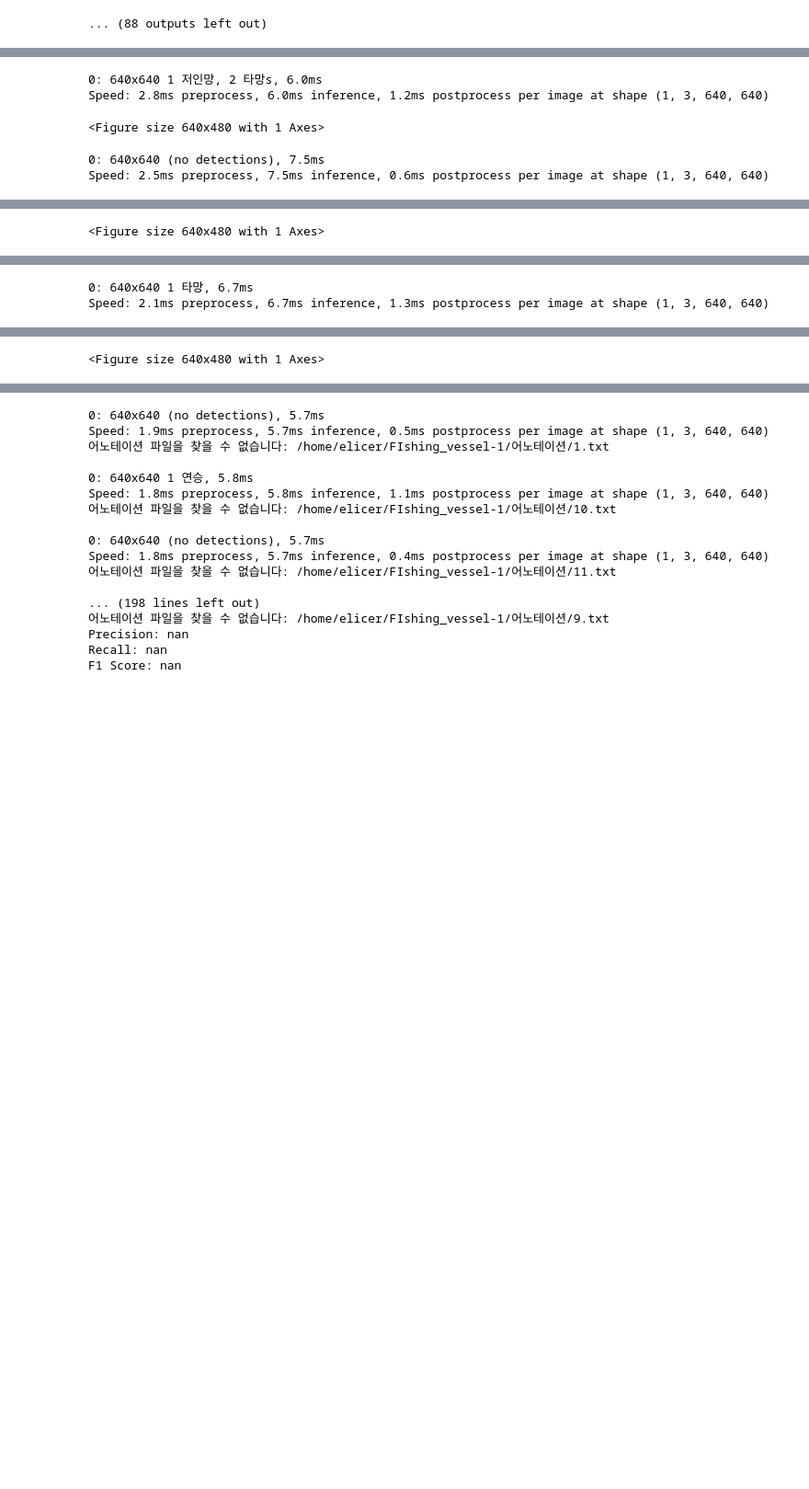
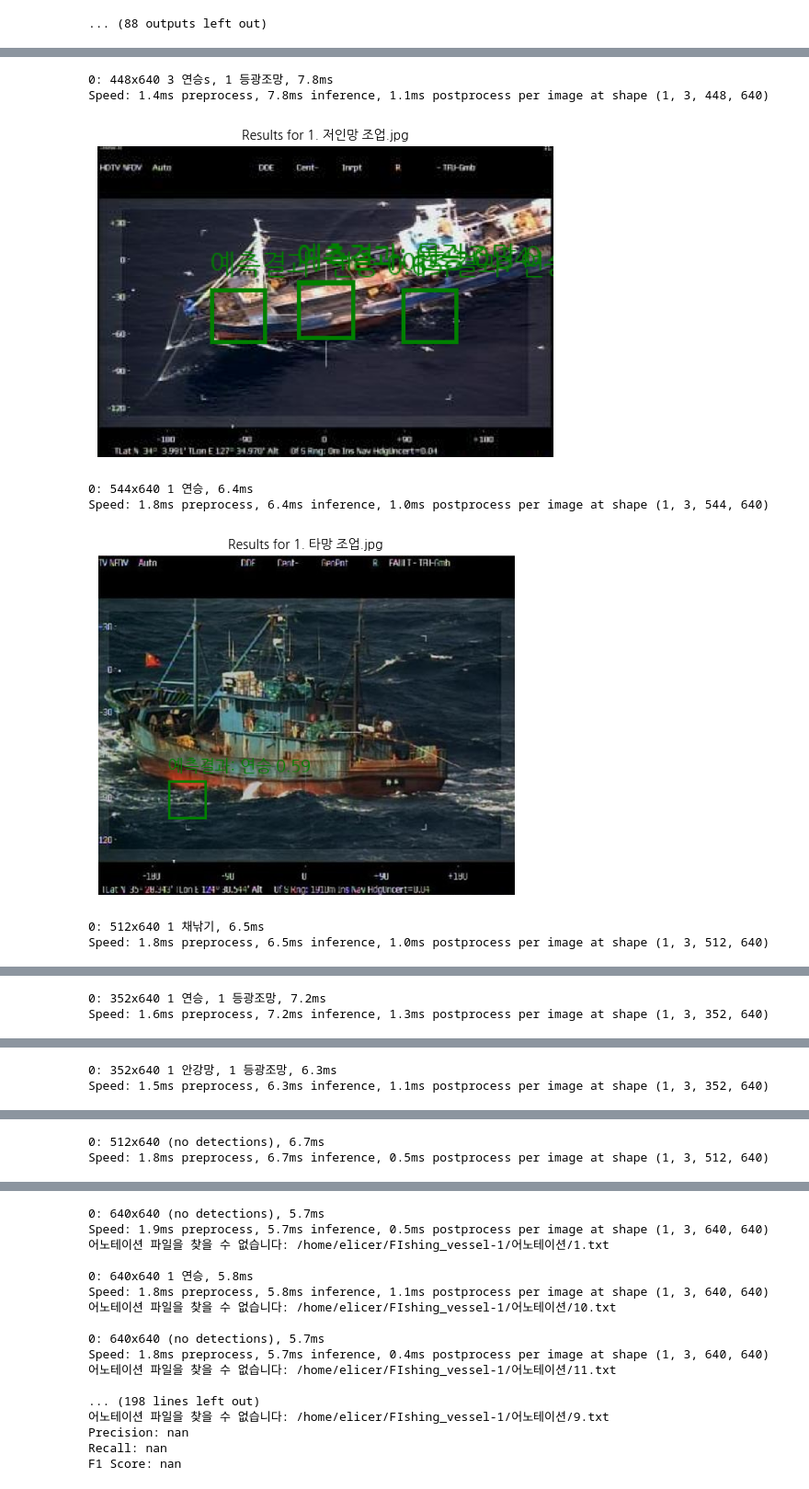
Before and after one commit to KingMinChan/FIshing_vessel, a Jupyter notebook: fishing_vessle_yolo.ipynb, the cells around one changed output, grey strips where cells are left out. Shown at 92% size. Drawn from its saved outputs; the diff is of its cells as text; code cells hidden in the pictures; blank space fills up the shorter version.

```diff
--- a/fishing_vessle_yolo.ipynb
+++ b/fishing_vessle_yolo.ipynb
@@ -431,10 +383,14 @@ font = ImageFont.truetype(font_path, 20)
 model = YOLO('fishing_vessel_model.pt')  # 학습된 모델 가중치 파일 경로
 
 # 2. 이미지 파일 경로 목록 설정
-image_folder_path = '/home/elicer/FIshing_vessel-1/테스트셋'  # 테스트할 이미지가 있는 폴더 경로
+image_folder_path = '/home/elicer/FIshing_vessel-1/mini_test'  # 테스트할 이미지가 있는 폴더 경로
 output_folder_path = '/home/elicer/FIshing_vessel-1/결과이미지'  # 결과 이미지를 저장할 폴더 경로
 os.makedirs(output_folder_path, exist_ok=True)
 image_paths = sorted([os.path.join(image_folder_path, fname) for fname in os.listdir(image_folder_path) if fname.endswith(('.jpg', '.png'))])
+
+# 예측 결과 리스트 초기화
+y_true = []  # 실제 값 리스트 (어노테이션 파일이 있는 경우 사용)
+y_pred = []  # 예측 결과 리스트
 
 # 3. 이미지에 대한 객체 탐지 및 시각화
 for image_path in image_paths:
@@ -450,35 +406,46 @@ for image_path in image_paths:
     # 탐지 결과를 이미지에 그리기 (PIL 사용)
     img_draw = img.copy()
     draw = ImageDraw.Draw(img_draw)
 
     for result in results:
         for box in result.boxes:
             # 경계 상자 좌표 및 클래스 정보 가져오기
             xyxy = box.xyxy[0].cpu().numpy().astype(int)
             conf = box.conf.item()
             cls = int(box.cls.item())
 
+            # 예측 결과 저장
+            y_pred.append((os.path.basename(image_path), model.names[cls], conf))
+
             # 경계 상자 그리기
             draw.rectangle([xyxy[0], xyxy[1], xyxy[2], xyxy[3]], outline='green', width=3)
 
             # 클래스 라벨 및 신뢰도 표시
             label = f"예측결과: {model.names[cls]} {conf:.2f}"
             draw.text((xyxy[0], xyxy[1] - 30), label, fill='green', font=font)
 
     # 탐지 결과 이미지 저장
     output_path = os.path.join(output_folder_path, os.path.basename(image_path))
     img_draw.save(output_path)
 
     # 탐지 결과 이미지 시각화 (Matplotlib 사용)
     plt.imshow(img_draw)
     plt.title(f'Results for {os.path.basename(image_path)}', fontproperties=fm.FontProperties(fname=font_path))
     plt.axis('off')
     plt.show()
 
+# 예측 결과 출력
+print("예측 결과 리스트:")
+for pred in y_pred:
+    print(f"파일 이름: {pred[0]}, 클래스: {pred[1]}, 신뢰도: {pred[2]:.2f}")
+
 print("객체 인식 결과 확인 및 저장 완료!")
 # %% [output]
-0: 640x640 1 저인망, 2 타망s, 6.0ms
-Speed: 2.8ms preprocess, 6.0ms inference, 1.2ms postprocess per image at shape (1, 3, 640, 640)
+0: 448x640 3 연승s, 1 등광조망, 7.8ms
+Speed: 1.4ms preprocess, 7.8ms inference, 1.1ms postprocess per image at shape (1, 3, 448, 640)
+[figure, added]
-<Figure size 640x480 with 1 Axes>
+0: 544x640 1 연승, 6.4ms
+Speed: 1.8ms preprocess, 6.4ms inference, 1.0ms postprocess per image at shape (1, 3, 544, 640)
+[figure, added]
-0: 640x640 (no detections), 7.5ms
-Speed: 2.5ms preprocess, 7.5ms inference, 0.6ms postprocess per image at shape (1, 3, 640, 640)
+0: 512x640 1 채낚기, 6.5ms
+Speed: 1.8ms preprocess, 6.5ms inference, 1.0ms postprocess per image at shape (1, 3, 512, 640)
@@ -485 +453,2 @@ Speed: 2.5ms preprocess, 7.5ms inference, 0.6ms postprocess per image at shape (
-<Figure size 640x480 with 1 Axes>
+0: 352x640 1 연승, 1 등광조망, 7.2ms
+Speed: 1.6ms preprocess, 7.2ms inference, 1.3ms postprocess per image at shape (1, 3, 352, 640)
@@ -486,2 +456,2 @@ Speed: 2.5ms preprocess, 7.5ms inference, 0.6ms postprocess per image at shape (
-0: 640x640 1 타망, 6.7ms
-Speed: 2.1ms preprocess, 6.7ms inference, 1.3ms postprocess per image at shape (1, 3, 640, 640)
+0: 352x640 1 안강망, 1 등광조망, 6.3ms
+Speed: 1.5ms preprocess, 6.3ms inference, 1.1ms postprocess per image at shape (1, 3, 352, 640)
@@ -488 +459,2 @@ Speed: 2.1ms preprocess, 6.7ms inference, 1.3ms postprocess per image at shape (
-<Figure size 640x480 with 1 Axes>
+0: 512x640 (no detections), 6.7ms
+Speed: 1.8ms preprocess, 6.7ms inference, 0.5ms postprocess per image at shape (1, 3, 512, 640)
```
Also changed, not shown: parts of 2 cells of this notebook, 17 other files.
